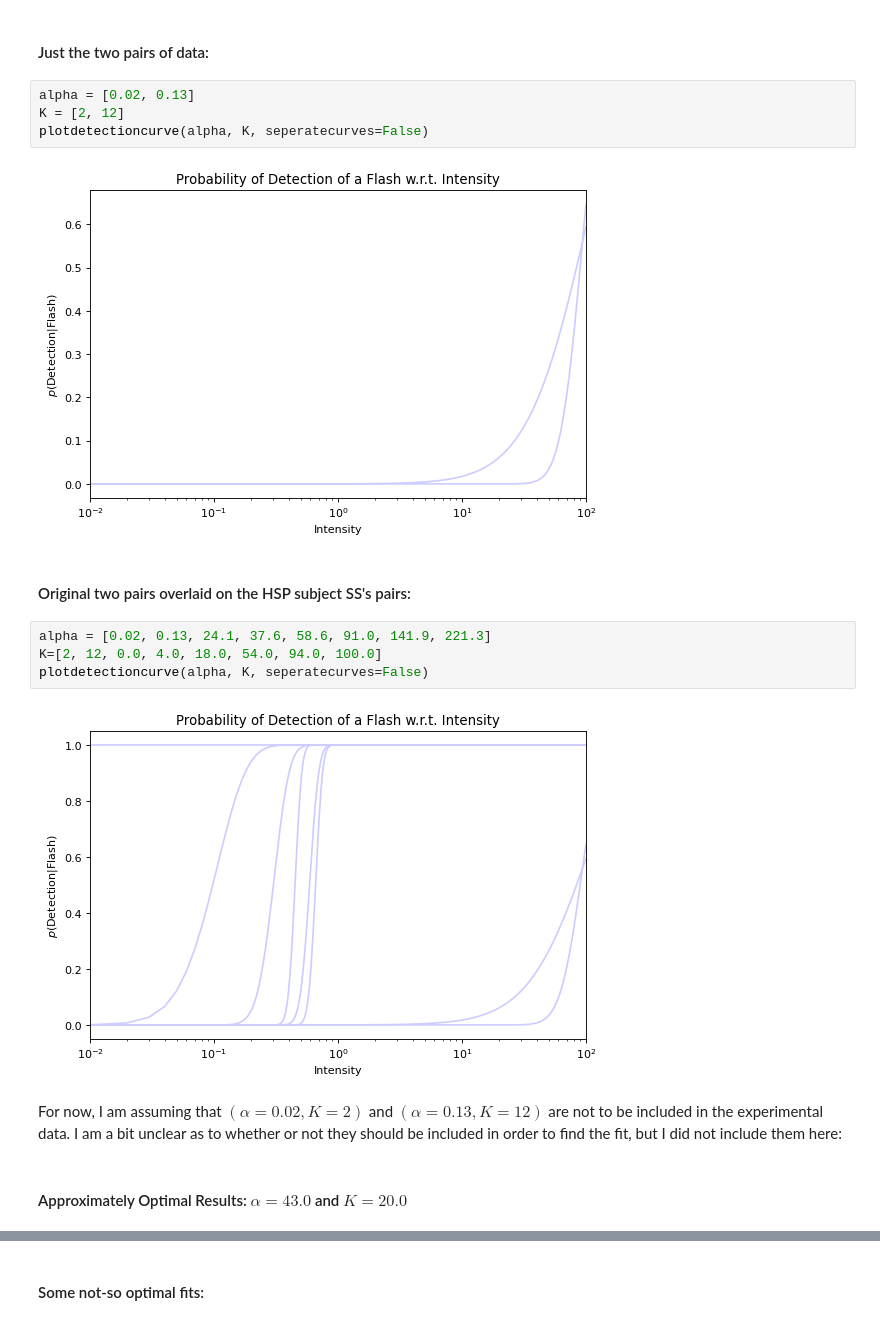
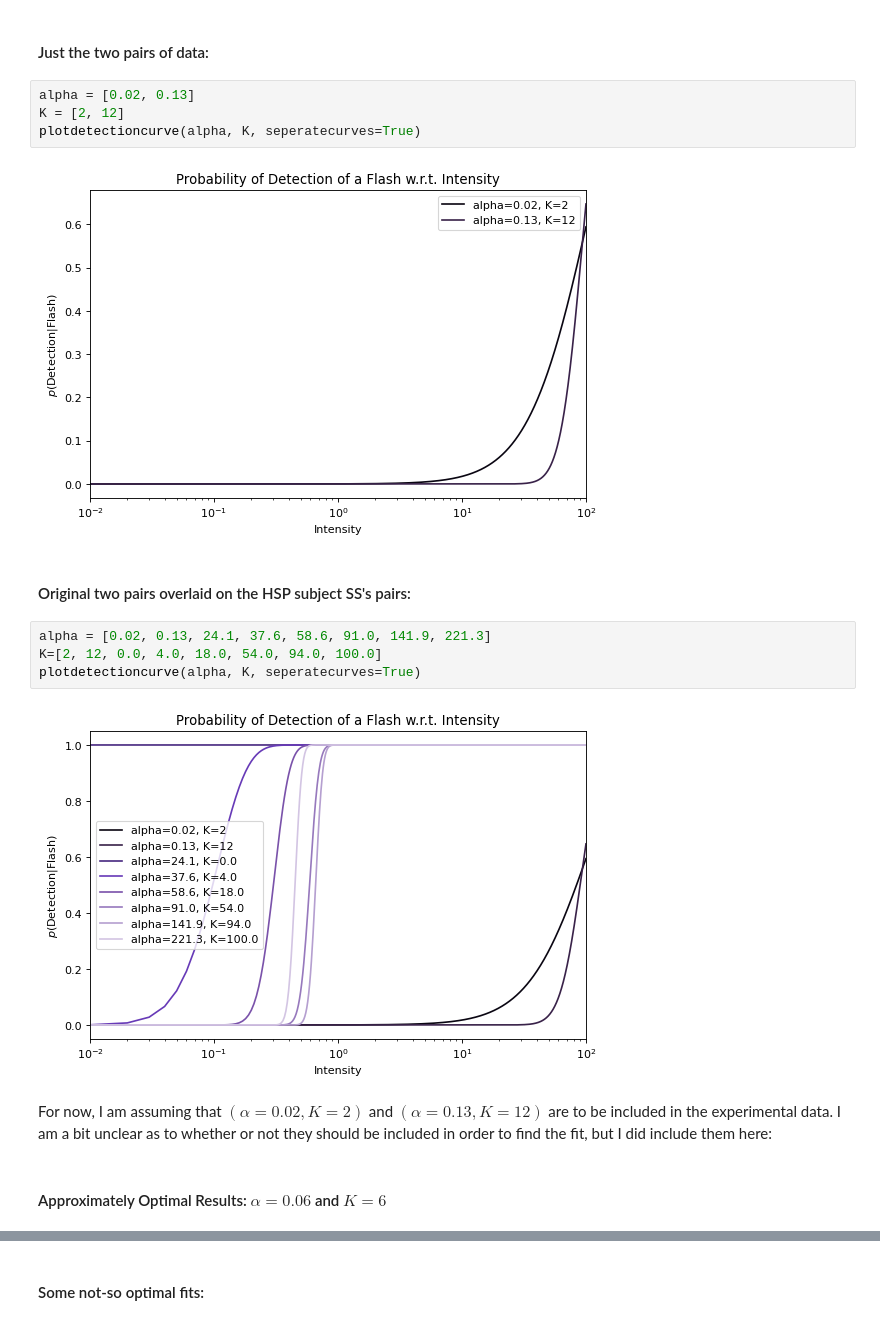
Before and after one commit to johnmays/CSDS_364_HW, a Jupyter notebook: A2/A2b/464-A2b-jkm100.ipynb, the cells around one changed output, grey strips where cells are left out. Drawn from its saved outputs; the diff is of its cells as text.

```diff
--- a/A2/A2b/464-A2b-jkm100.ipynb
+++ b/A2/A2b/464-A2b-jkm100.ipynb
@@ -121,19 +121,19 @@ plotdetectioncurve(alpha, K, seperatecurves=True)
 # %%
 alpha = [0.02, 0.13]
 K = [2, 12]
-plotdetectioncurve(alpha, K, seperatecurves=False)
+plotdetectioncurve(alpha, K, seperatecurves=True)
 # %% [output]
-[figure, old version]
+[figure, new version]
 # %% [markdown]
 #### Original two pairs overlaid on the HSP subject SS's pairs:
 # %%
 alpha = [0.02, 0.13, 24.1, 37.6, 58.6, 91.0, 141.9, 221.3]
 K=[2, 12, 0.0, 4.0, 18.0, 54.0, 94.0, 100.0]
-plotdetectioncurve(alpha, K, seperatecurves=False)
+plotdetectioncurve(alpha, K, seperatecurves=True)
 # %% [output]
-[figure, old version]
+[figure, new version]
 # %% [markdown]
-For now, I am assuming that $(\alpha=0.02, K=2)$ and $(\alpha=0.13, K=12)$ are not to be included in the experimental data.  I am a bit unclear as to whether or not they should be included in order to find the fit, but I did not include them here:
+For now, I am assuming that $(\alpha=0.02, K=2)$ and $(\alpha=0.13, K=12)$ are to be included in the experimental data.  I am a bit unclear as to whether or not they should be included in order to find the fit, but I did include them here:
 # %% [markdown]
-#### Approximately Optimal Results: $\alpha = 43.0$ and $K=20.0$
+#### Approximately Optimal Results: $\alpha = 0.06$ and $K=6$
 # %%
```
Also changed, not shown: parts of 7 cells of this notebook, 2 other files.
